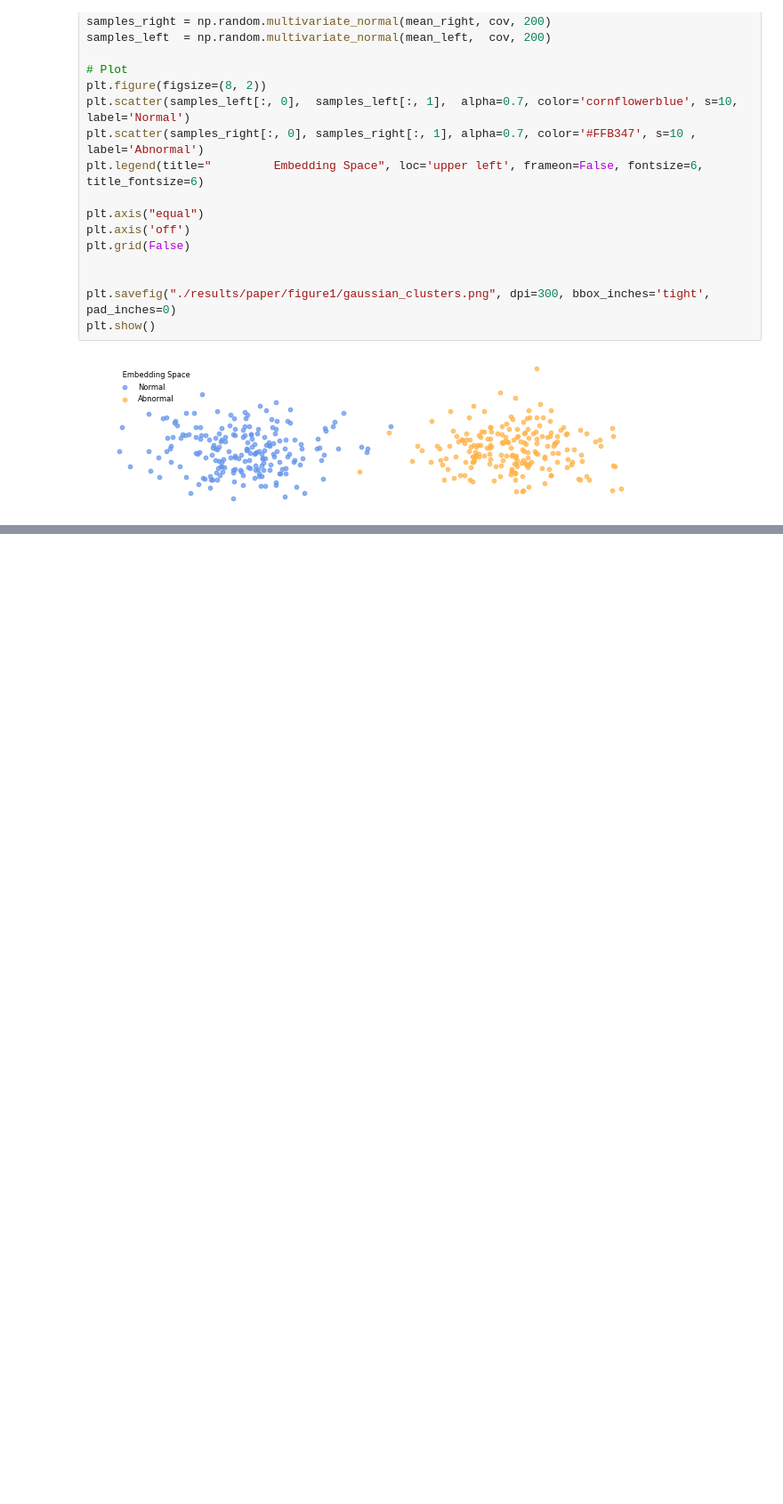
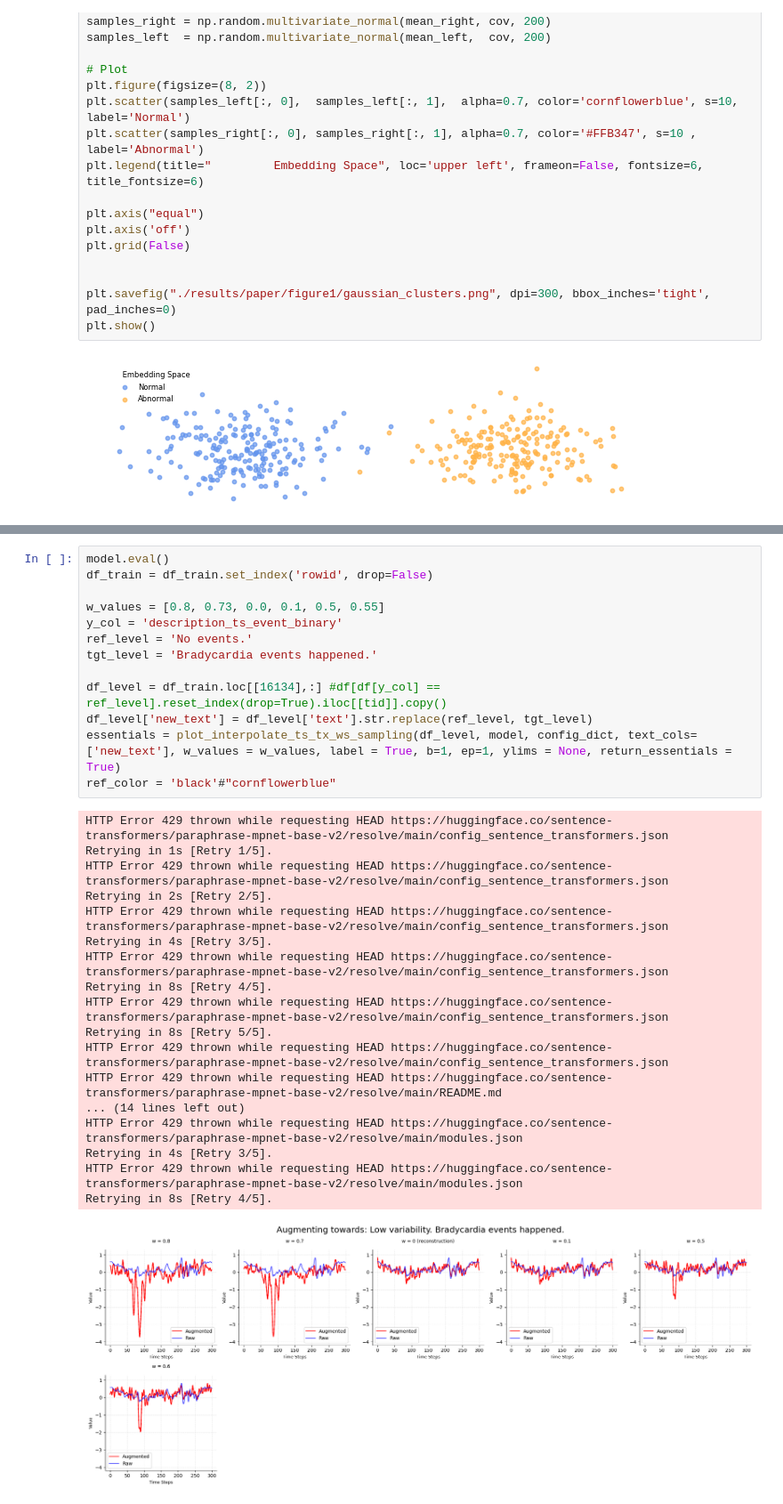
Before and after one commit to JiaxingQiu/InstructTime, a Jupyter notebook: script/VITAL/results_eng/main_nicu-brady.ipynb, the cells around one changed output, grey strips where cells are left out. Shown: that part at 89% size. Saved outputs shown, nothing was run; the diff lists cells and outputs as text; blank space fills up the shorter version.

```diff
--- a/script/VITAL/results_eng/main_nicu-brady.ipynb
+++ b/script/VITAL/results_eng/main_nicu-brady.ipynb
@@ -299,0 +411,32 @@ plt.show()
+# %%
+model.eval()
+df_train = df_train.set_index('rowid', drop=False)
+
+w_values = [0.8, 0.73, 0.0, 0.1, 0.5, 0.55]
+y_col = 'description_ts_event_binary'
+ref_level = 'No events.'
+tgt_level = 'Bradycardia events happened.'
+
+df_level = df_train.loc[[16134],:] #df[df[y_col] == ref_level].reset_index(drop=True).iloc[[tid]].copy()
+df_level['new_text'] = df_level['text'].str.replace(ref_level, tgt_level)
+essentials = plot_interpolate_ts_tx_ws_sampling(df_level, model, config_dict, text_cols=['new_text'], w_values = w_values, label = True, b=1, ep=1, ylims = None, return_essentials = True)
+ref_color = 'black'#"cornflowerblue"
+# %% [output]
+HTTP Error 429 thrown while requesting HEAD https://huggingface.co/sentence-transformers/paraphrase-mpnet-base-v2/resolve/main/config_sentence_transformers.json
+Retrying in 1s [Retry 1/5].
+HTTP Error 429 thrown while requesting HEAD https://huggingface.co/sentence-transformers/paraphrase-mpnet-base-v2/resolve/main/config_sentence_transformers.json
+Retrying in 2s [Retry 2/5].
+HTTP Error 429 thrown while requesting HEAD https://huggingface.co/sentence-transformers/paraphrase-mpnet-base-v2/resolve/main/config_sentence_transformers.json
+Retrying in 4s [Retry 3/5].
+HTTP Error 429 thrown while requesting HEAD https://huggingface.co/sentence-transformers/paraphrase-mpnet-base-v2/resolve/main/config_sentence_transformers.json
+Retrying in 8s [Retry 4/5].
+HTTP Error 429 thrown while requesting HEAD https://huggingface.co/sentence-transformers/paraphrase-mpnet-base-v2/resolve/main/config_sentence_transformers.json
+Retrying in 8s [Retry 5/5].
+HTTP Error 429 thrown while requesting HEAD https://huggingface.co/sentence-transformers/paraphrase-mpnet-base-v2/resolve/main/config_sentence_transformers.json
+HTTP Error 429 thrown while requesting HEAD https://huggingface.co/sentence-transformers/paraphrase-mpnet-base-v2/resolve/main/README.md
+... (14 lines left out)
+HTTP Error 429 thrown while requesting HEAD https://huggingface.co/sentence-transformers/paraphrase-mpnet-base-v2/resolve/main/modules.json
+Retrying in 4s [Retry 3/5].
+HTTP Error 429 thrown while requesting HEAD https://huggingface.co/sentence-transformers/paraphrase-mpnet-base-v2/resolve/main/modules.json
+Retrying in 8s [Retry 4/5].
+[figure, added]
```
Also changed, not shown: parts of 11 cells of this notebook, 5 other files.
